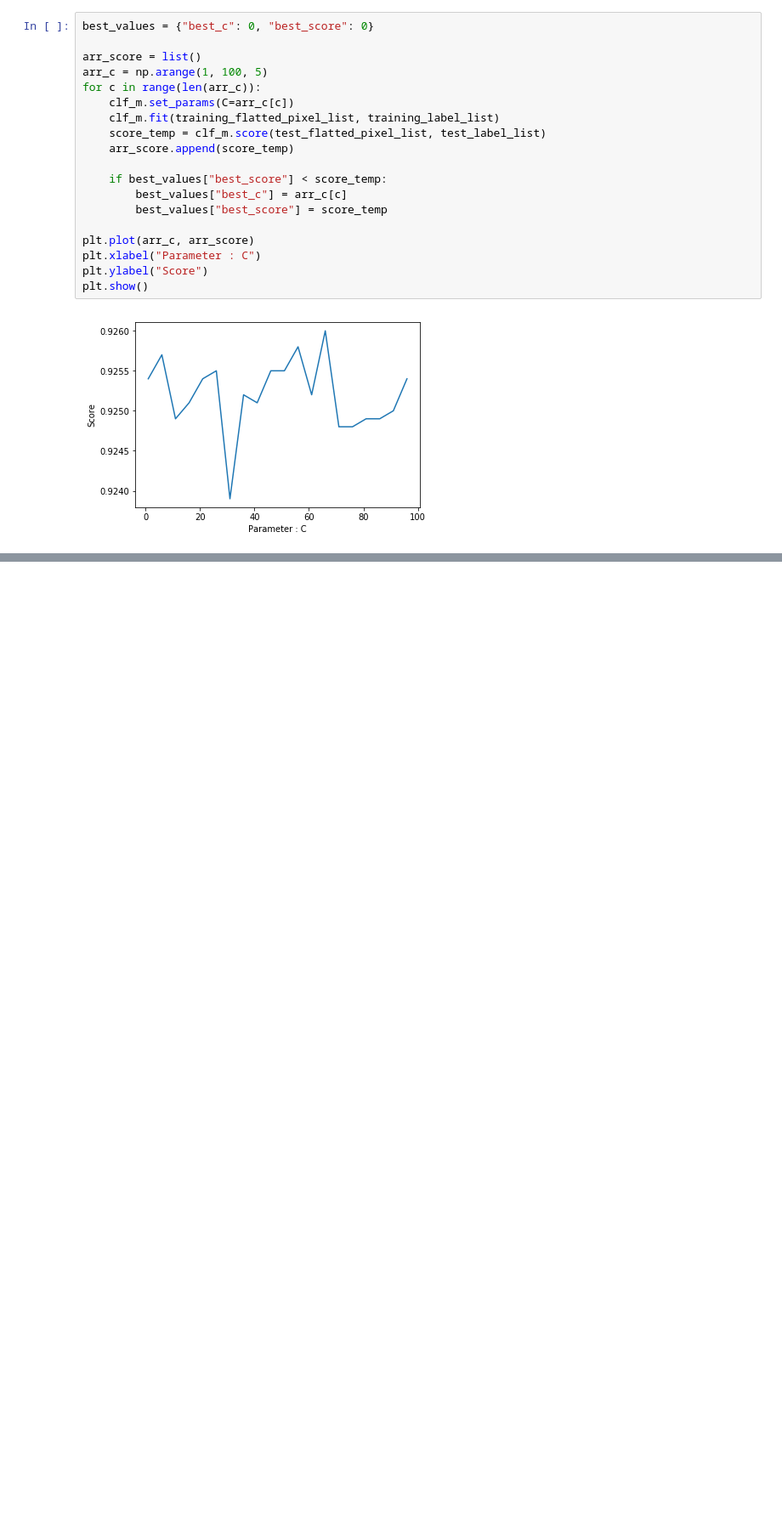
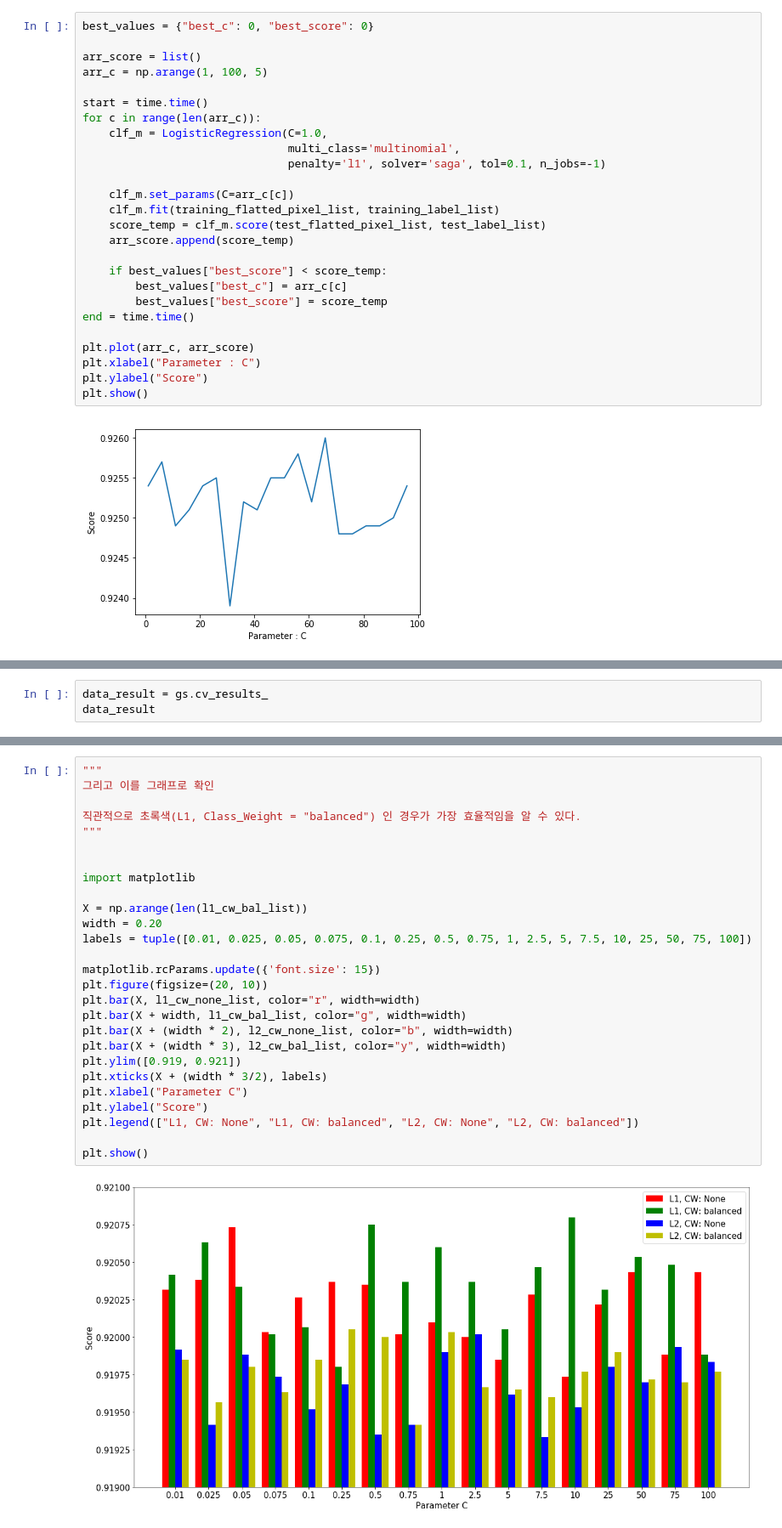
Before and after one commit to ByeongGil-Jung/2018-Artificial-Intelligence, a Jupyter notebook: PBL_1/PBL1_logistic_regression.ipynb, the cells around one changed output, grey strips where cells are left out. Shown at 85% size. Saved outputs shown, nothing was run; the diff lists cells and outputs as text; blank space fills up the shorter version.

```diff
--- a/PBL_1/PBL1_logistic_regression.ipynb
+++ b/PBL_1/PBL1_logistic_regression.ipynb
@@ -194,7 +201,13 @@ best_values = {"best_c": 0, "best_score": 0}
 
 arr_score = list()
 arr_c = np.arange(1, 100, 5)
+
+start = time.time()
 for c in range(len(arr_c)):
+    clf_m = LogisticRegression(C=1.0,
+                               multi_class='multinomial',
+                               penalty='l1', solver='saga', tol=0.1, n_jobs=-1)
+
     clf_m.set_params(C=arr_c[c])
     clf_m.fit(training_flatted_pixel_list, training_label_list)
     score_temp = clf_m.score(test_flatted_pixel_list, test_label_list)
@@ -203,6 +216,7 @@ for c in range(len(arr_c)):
     if best_values["best_score"] < score_temp:
         best_values["best_c"] = arr_c[c]
         best_values["best_score"] = score_temp
+end = time.time()
 
 plt.plot(arr_c, arr_score)
 plt.xlabel("Parameter : C")
@@ -218,0 +369,3 @@ The best value of score at the C : 0.926
+# %%
+data_result = gs.cv_results_
+data_result
@@ -218,0 +428,29 @@ The best value of score at the C : 0.926
+# %%
+"""
+그리고 이를 그래프로 확인
+
+직관적으로 초록색(L1, Class_Weight = "balanced") 인 경우가 가장 효율적임을 알 수 있다.
+"""
+
+
+import matplotlib
+
+X = np.arange(len(l1_cw_bal_list))
+width = 0.20
+labels = tuple([0.01, 0.025, 0.05, 0.075, 0.1, 0.25, 0.5, 0.75, 1, 2.5, 5, 7.5, 10, 25, 50, 75, 100])
+
+matplotlib.rcParams.update({'font.size': 15})
+plt.figure(figsize=(20, 10))
+plt.bar(X, l1_cw_none_list, color="r", width=width)
+plt.bar(X + width, l1_cw_bal_list, color="g", width=width)
+plt.bar(X + (width * 2), l2_cw_none_list, color="b", width=width)
+plt.bar(X + (width * 3), l2_cw_bal_list, color="y", width=width)
+plt.ylim([0.919, 0.921])
+plt.xticks(X + (width * 3/2), labels)
+plt.xlabel("Parameter C")
+plt.ylabel("Score")
+plt.legend(["L1, CW: None", "L1, CW: balanced", "L2, CW: None", "L2, CW: balanced"])
+
+plt.show()
+# %% [output]
+[figure, added]
```
Also changed, not shown: parts of 24 cells of this notebook.
